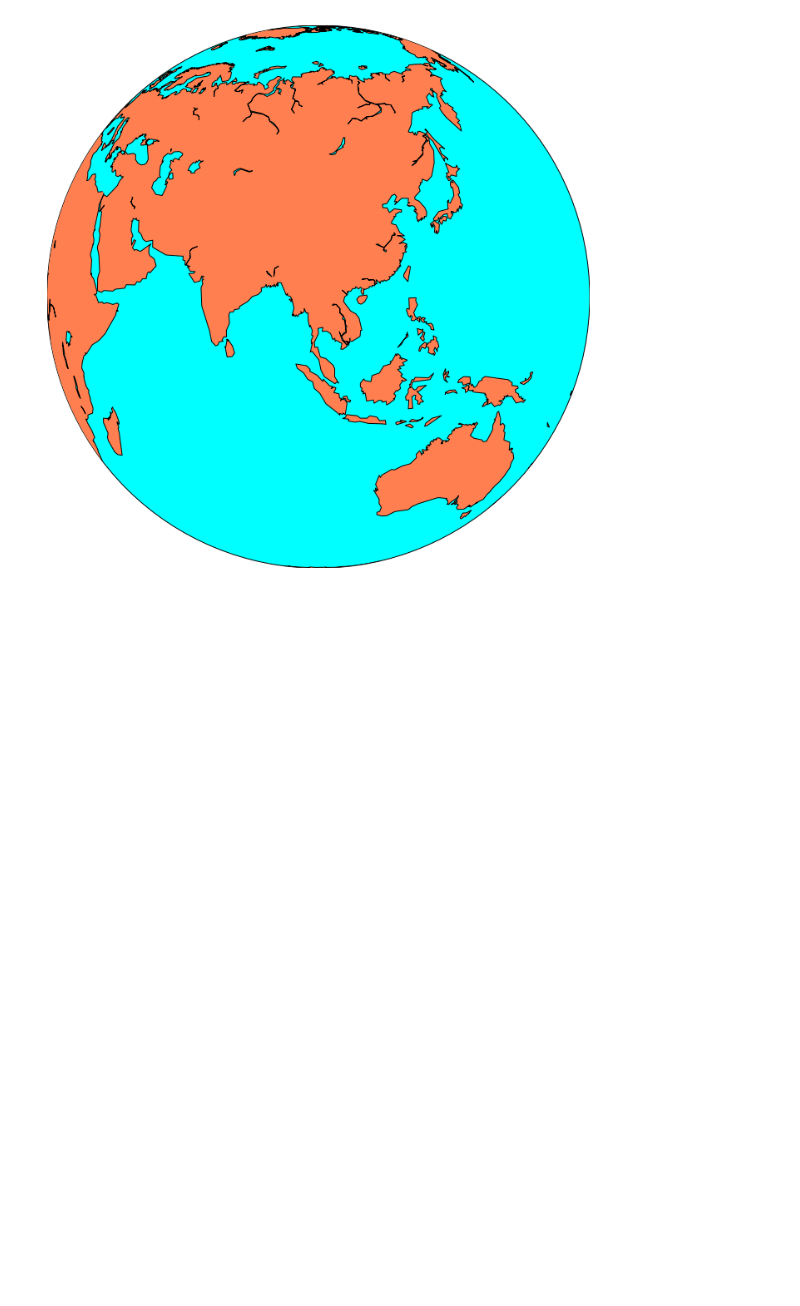
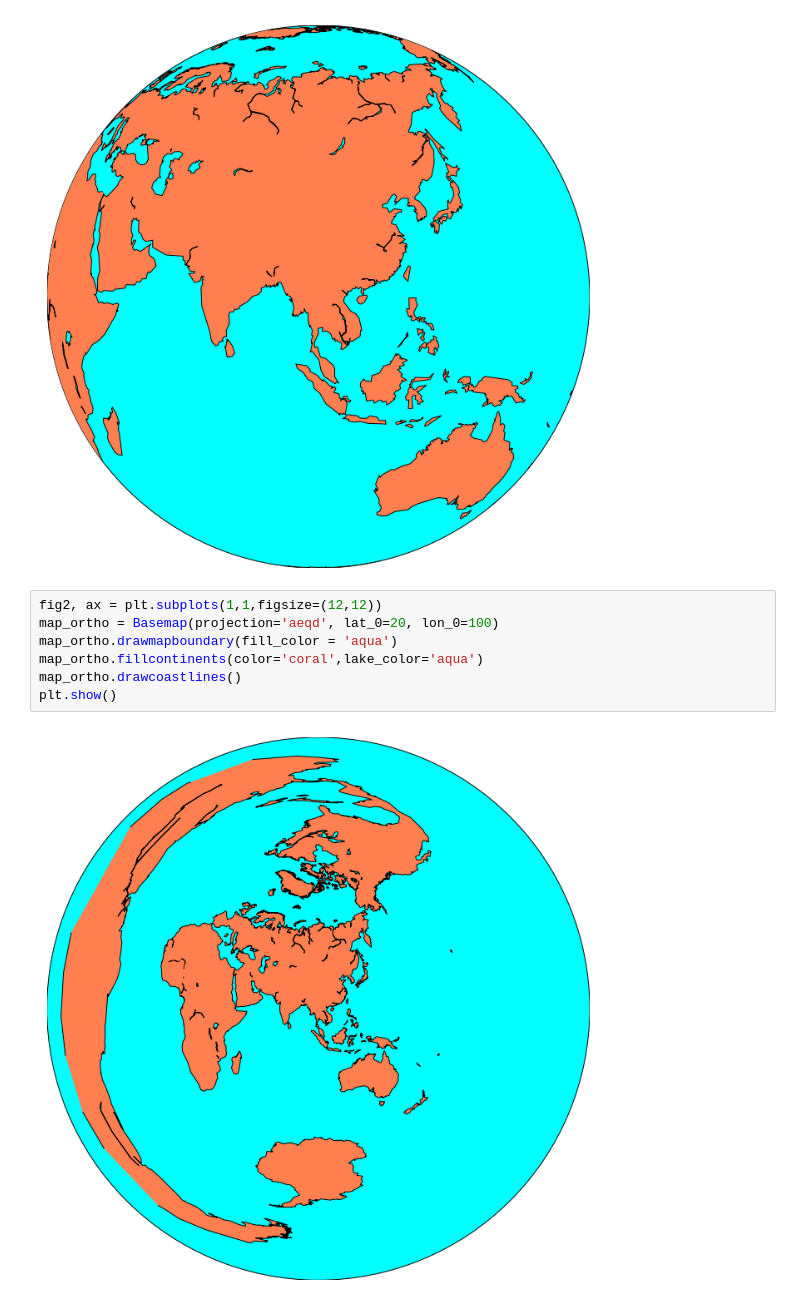
Before and after one commit to Brainor/Fudan-Data_Visualization, a Jupyter notebook: HW3/Basemap_test.ipynb, the cells around one changed output. Saved outputs shown, nothing was run; the diff lists cells and outputs as text; blank space fills up the shorter version.

```diff
--- a/HW3/Basemap_test.ipynb
+++ b/HW3/Basemap_test.ipynb
@@ -19,3 +19,12 @@ map_ortho.drawcoastlines()
 plt.show()
 # %% [output]
 [figure]
+# %%
+fig2, ax = plt.subplots(1,1,figsize=(12,12))
+map_ortho = Basemap(projection='aeqd', lat_0=20, lon_0=100)
+map_ortho.drawmapboundary(fill_color = 'aqua')
+map_ortho.fillcontinents(color='coral',lake_color='aqua')
+map_ortho.drawcoastlines()
+plt.show()
+# %% [output]
+[figure, added]
```
